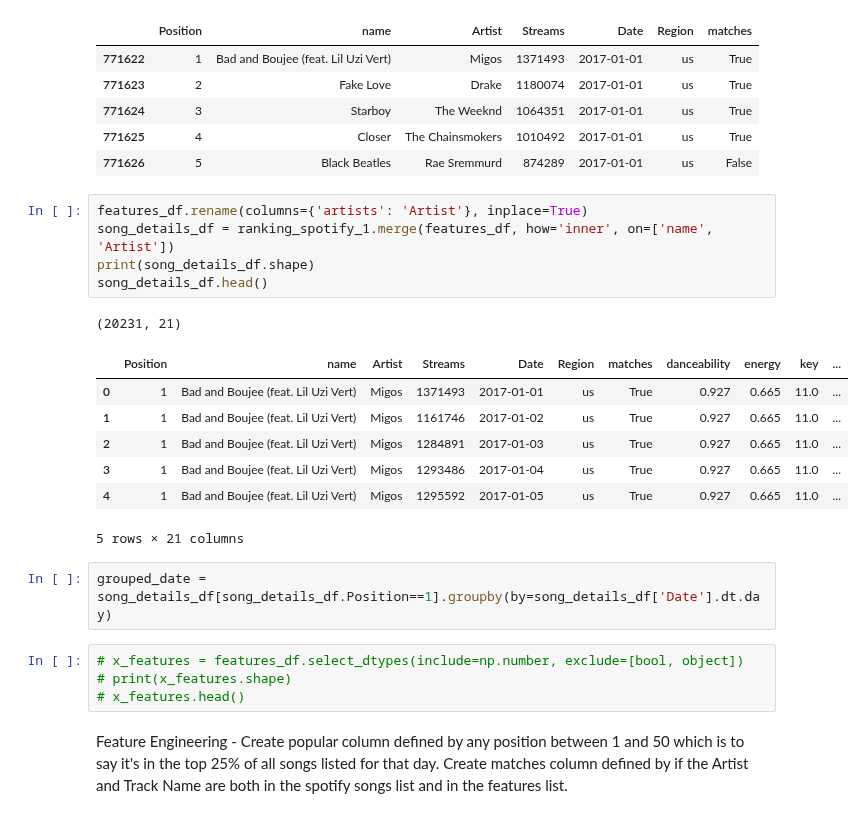
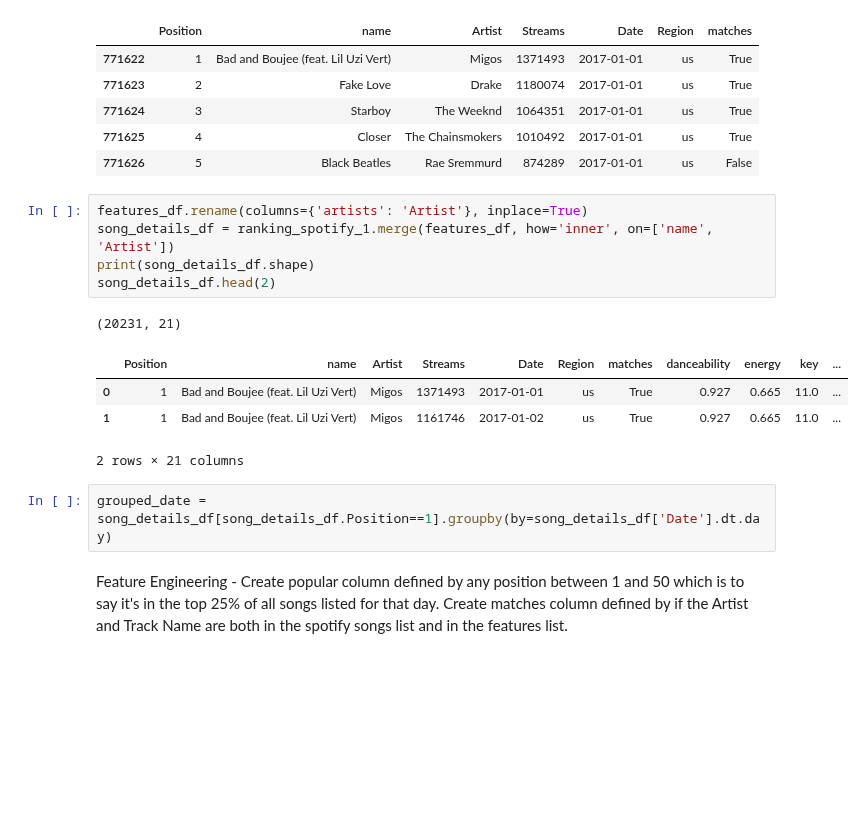
Before and after one commit to hypothetical-lemon/COMP4449-capstone, a Jupyter notebook: midterm/heather_lemon_midterm.ipynb, the cells around one changed output. Cells and saved outputs as stored; diff of their text form; blank space fills up the shorter version.

```diff
--- a/midterm/heather_lemon_midterm.ipynb
+++ b/midterm/heather_lemon_midterm.ipynb
@@ -493,23 +493,16 @@ ranking_spotify_1.head()
 # %%
 features_df.rename(columns={'artists': 'Artist'}, inplace=True)
 song_details_df = ranking_spotify_1.merge(features_df, how='inner', on=['name', 'Artist'])
 print(song_details_df.shape)
-song_details_df.head()
+song_details_df.head(2)
 # %% [output]
 (20231, 21)
 |  | Position | name | Artist | Streams | Date | Region | matches | danceability | energy | key | ... |
 | 0 | 1 | Bad and Boujee (feat. Lil Uzi Vert) | Migos | 1371493 | 2017-01-01 | us | True | 0.927 | 0.665 | 11.0 | ... |
 | 1 | 1 | Bad and Boujee (feat. Lil Uzi Vert) | Migos | 1161746 | 2017-01-02 | us | True | 0.927 | 0.665 | 11.0 | ... |
-| 2 | 1 | Bad and Boujee (feat. Lil Uzi Vert) | Migos | 1284891 | 2017-01-03 | us | True | 0.927 | 0.665 | 11.0 | ... |
-| 3 | 1 | Bad and Boujee (feat. Lil Uzi Vert) | Migos | 1293486 | 2017-01-04 | us | True | 0.927 | 0.665 | 11.0 | ... |
-| 4 | 1 | Bad and Boujee (feat. Lil Uzi Vert) | Migos | 1295592 | 2017-01-05 | us | True | 0.927 | 0.665 | 11.0 | ... |
-5 rows × 21 columns
+2 rows × 21 columns
 # %%
 grouped_date = song_details_df[song_details_df.Position==1].groupby(by=song_details_df['Date'].dt.day)
-# %%
-# x_features = features_df.select_dtypes(include=np.number, exclude=[bool, object])
-# print(x_features.shape)
-# x_features.head()
 # %% [markdown]
 Feature Engineering - Create popular column defined by any position between 1 and 50 which is to say it's in the top 25% of all songs listed for that day. Create matches column defined by if the Artist and Track Name are both in the spotify songs list and in the features list.
 # %%
```
Also changed, not shown: parts of 10 cells of this notebook, 1 other file.
